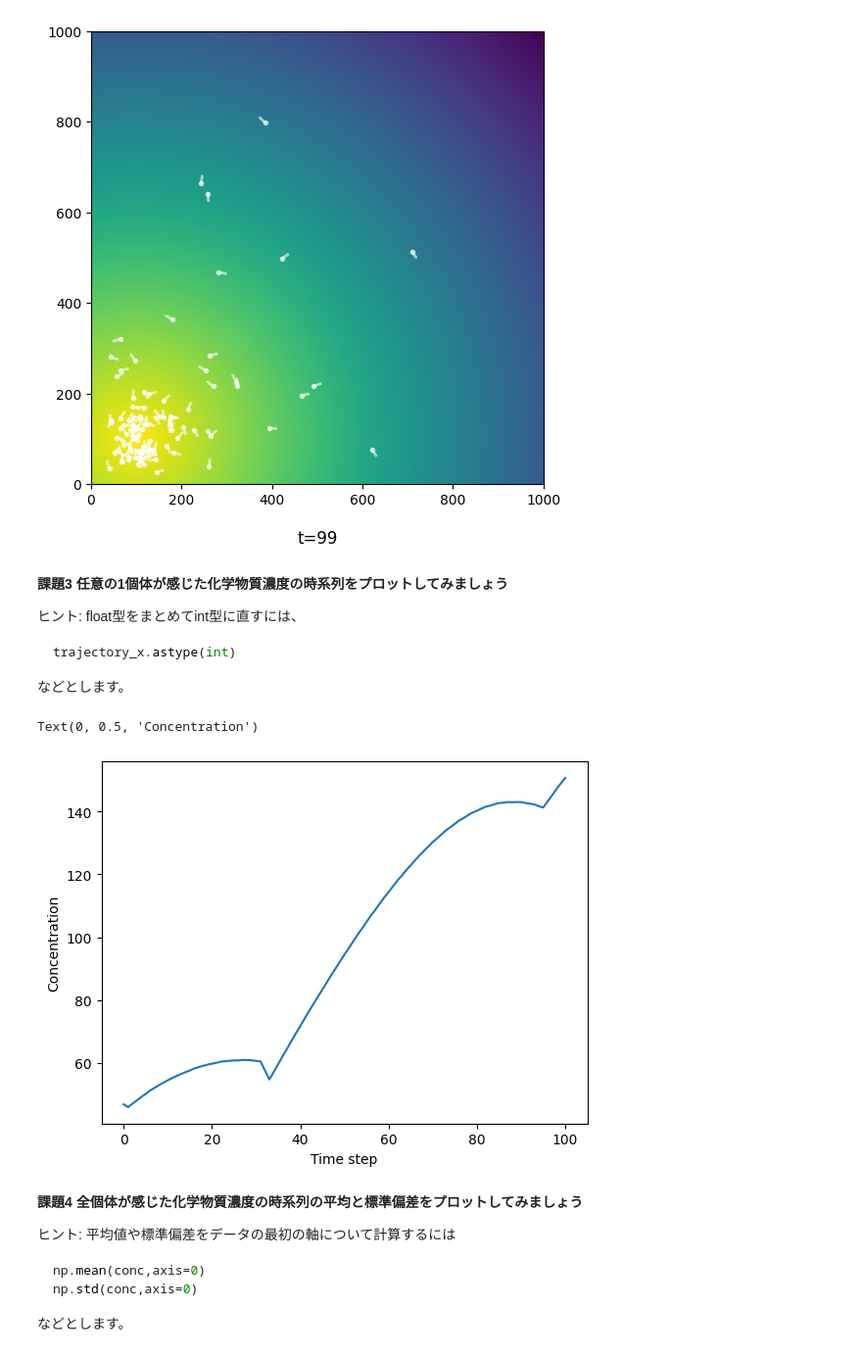
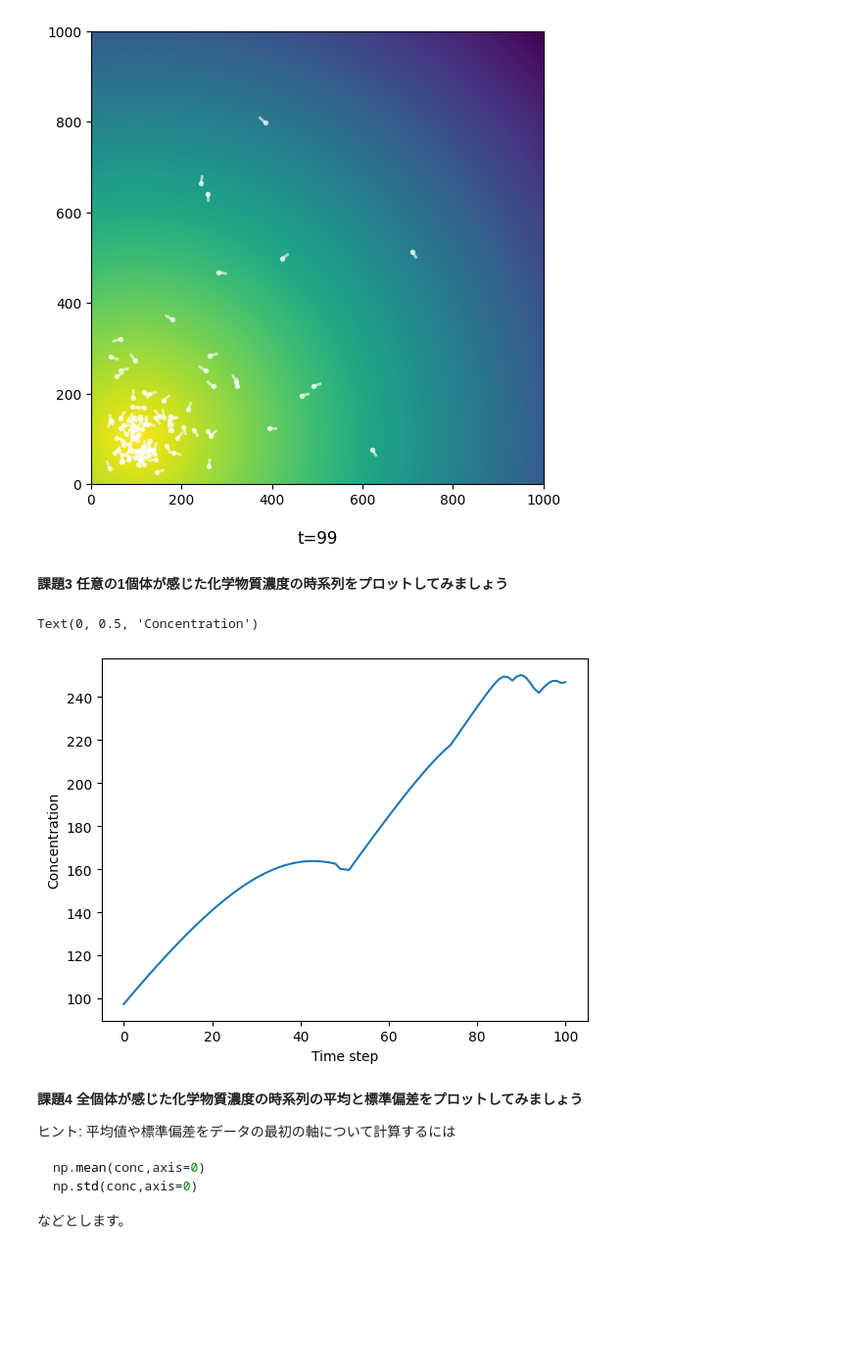
Before and after one commit to YuToyoshima/python_samples, a Jupyter notebook: pirouette_answer.ipynb, the cells around one changed output. Shown at 98% size. Saved outputs shown, nothing was run; the diff lists cells and outputs as text; code cells hidden in the pictures; blank space fills up the shorter version.

````diff
--- a/pirouette_answer.ipynb
+++ b/pirouette_answer.ipynb
@@ -163,22 +163,15 @@ HTML(ani.to_html5_video())
 # %% [markdown]
 **課題3
 任意の1個体が感じた化学物質濃度の時系列をプロットしてみましょう**
-
-ヒント: float型をまとめてint型に直すには、
-``` python
-trajectory_x.astype(int)
-```
-
-  などとします。
 # %%
 ###### 以下に記載
-conc = gradient[trajectory_x[0, :].astype(int), trajectory_y[0, :].astype(int)]
+conc = func_gradient(trajectory_x[0, :], trajectory_y[0, :])
 plt.plot(conc)
 plt.xlabel("Time step")
 plt.ylabel("Concentration")
 # %% [output]
 Text(0, 0.5, 'Concentration')
-[figure, old version]
+[figure, new version]
 # %% [markdown]
 **課題4
 全個体が感じた化学物質濃度の時系列の平均と標準偏差をプロットしてみましょう**
````
Also changed, not shown: parts of 1 cell of this notebook.
